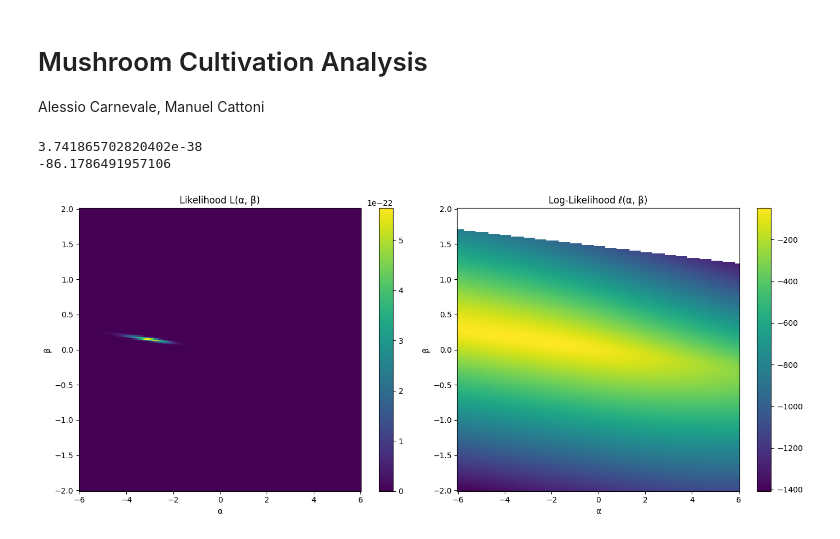
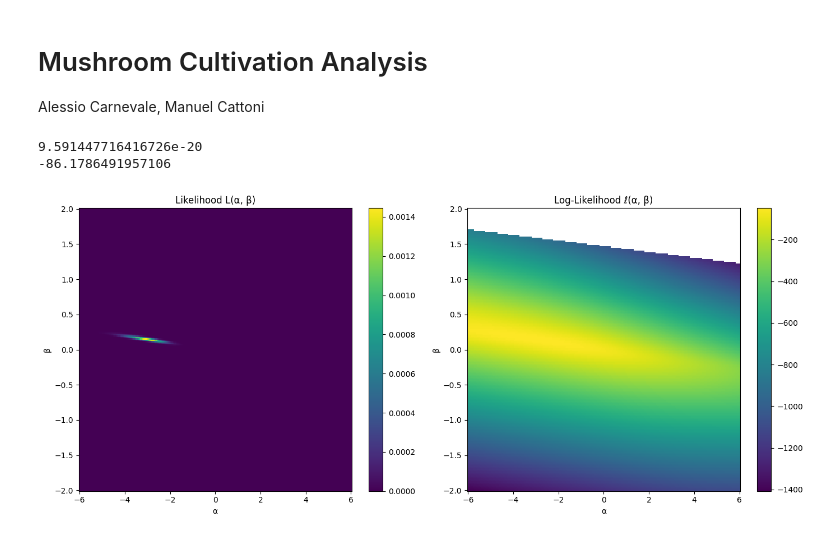
Before and after one commit to Axeeh/MushroomCultivation, a Jupyter notebook: notebook.ipynb, the cells around one changed output. Cells and saved outputs as stored; diff of their text form; code cells hidden in the pictures.

Commit message:
edited likelihood functions

```diff
--- a/notebook.ipynb
+++ b/notebook.ipynb
@@ -65,53 +32,47 @@ def log_likelihood(theta, x, n, y):
 
     return ll
 # %%
-x = np.array([2, 8, 15, 25])
-n = np.array([30, 25, 20, 30])
-y = np.array([2, 4, 5, 20])
-
 theta = np.array([0.1, 0.05])
 
-print(likelihood(theta, x, n, y))
-print(log_likelihood(theta, x, n, y))
+print(lik(theta))
+print(log_lik(theta))
 # %% [output]
-3.741865702820402e-38
+9.591447716416726e-20
 -86.1786491957106
 # %%
-import numpy as np
-import matplotlib.pyplot as plt
-
 # Grid ranges
 alpha_vals = np.linspace(-6, 6, 200)
 beta_vals = np.linspace(-2, 2, 200)
 
 A, B = np.meshgrid(alpha_vals, beta_vals)
 
 L = np.zeros_like(A)
 LL = np.zeros_like(A)
 
 # Compute likelihoods
+# non so se è giusto fare sta roba ##############################
 for i in range(A.shape[0]):
     for j in range(A.shape[1]):
         theta = (A[i, j], B[i, j])
-        L[i, j] = likelihood(theta, x, n, y)
-        LL[i, j] = log_likelihood(theta, x, n, y)
+        L[i, j] = lik(theta)
+        LL[i, j] = log_lik(theta)
 
 # Plotting
 fig, axes = plt.subplots(1, 2, figsize=(14, 6))
 
 pc1 = axes[0].pcolormesh(A, B, L, shading='auto')
 axes[0].set_title("Likelihood L(α, β)")
 axes[0].set_xlabel("α")
 axes[0].set_ylabel("β")
 fig.colorbar(pc1, ax=axes[0])
 
 pc2 = axes[1].pcolormesh(A, B, LL, shading='auto')
 axes[1].set_title("Log-Likelihood ℓ(α, β)")
 axes[1].set_xlabel("α")
 axes[1].set_ylabel("β")
 fig.colorbar(pc2, ax=axes[1])
 
 plt.tight_layout()
 plt.show()
 # %% [output]
-[figure, old version]
+[figure, new version]
```
Also changed, not shown: parts of 3 cells of this notebook.
